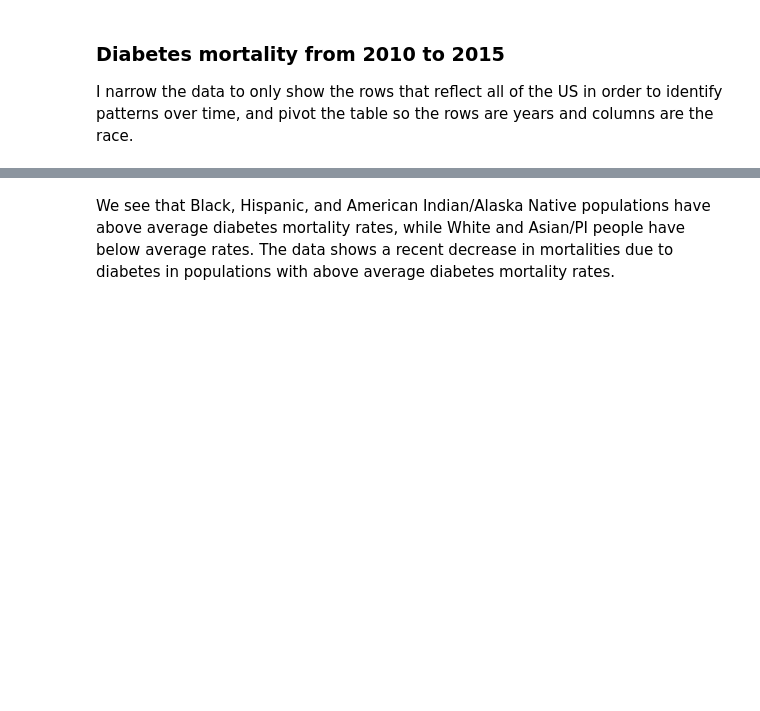
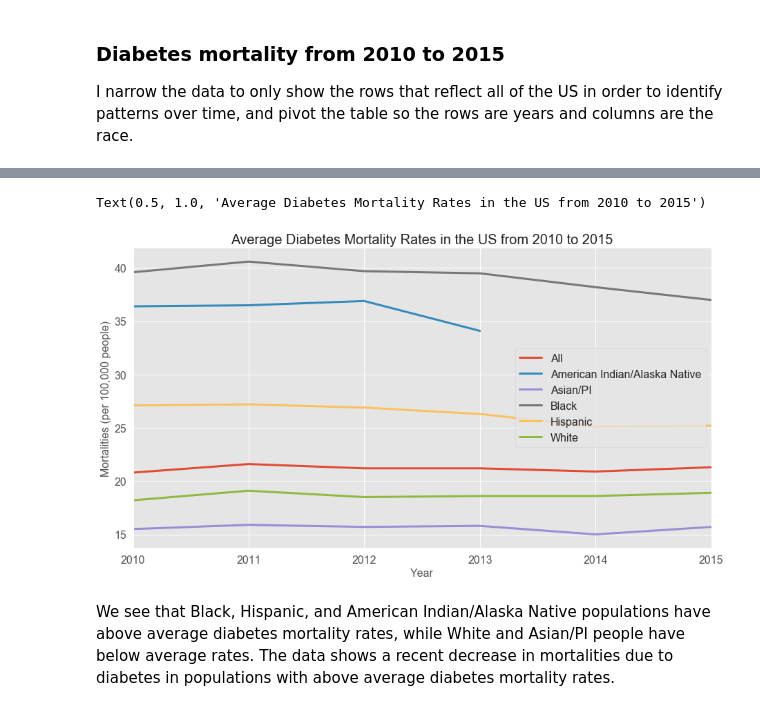
Before and after one commit to jessmontoya/Data_Science_Portfolio, a Jupyter notebook: BCHI_Diabetes_Viz/BCHI Diabetes Analysis and Visualization.ipynb, the cells around one changed output, grey strips where cells are left out. Cells and saved outputs as stored; diff of their text form; code cells hidden in the pictures; blank space fills up the shorter version.

```diff
--- a/BCHI_Diabetes_Viz/BCHI Diabetes Analysis and Visualization.ipynb
+++ b/BCHI_Diabetes_Viz/BCHI Diabetes Analysis and Visualization.ipynb
@@ -230,11 +257,14 @@ diabetes_us_piv
 # %%
-diabetes_us_piv.plot(kind='line', y=['All', 'American Indian/Alaska Native', 'Asian/PI', 'Black', 'Hispanic', 'White'], figsize=(15,8), linewidth=3, fontsize=16)
+ax1=diabetes_us_piv.plot(kind='line', y=['All', 'American Indian/Alaska Native', 'Asian/PI', 'Black', 'Hispanic', 'White'], figsize=(15,8), linewidth=3, fontsize=16)
 
 # Title, labels and legend
-plt.legend(labels=['All', 'American Indian/Alaska Native', 'Asian/PI', 'Black', 'Hispanic', 'White'],fontsize=16, loc=5)
-plt.xlabel('Year',fontsize=16)
-plt.ylabel('Mortalities (per 100,000 people)',fontsize=16)
-plt.title('Average Diabetes Mortality Rates in the US from 2010 to 2015',fontsize=20)
+ax1.legend(labels=['All', 'American Indian/Alaska Native', 'Asian/PI', 'Black', 'Hispanic', 'White'],fontsize=16, loc=5)
+ax1.set_xlabel('Year', fontsize=16)
+ax1.set_ylabel('Mortalities (per 100,000 people)',fontsize=16)
+ax1.set_title('Average Diabetes Mortality Rates in the US from 2010 to 2015',fontsize=20)
+# %% [output]
+Text(0.5, 1.0, 'Average Diabetes Mortality Rates in the US from 2010 to 2015')
+[figure, added]
 # %% [markdown]
 We see that Black, Hispanic, and American Indian/Alaska Native populations have above average diabetes mortality rates, while White and Asian/PI people have below average rates. The data shows a recent decrease in mortalities due to diabetes in populations with above average diabetes mortality rates.
 # %% [markdown]
```
Also changed, not shown: parts of 20 cells of this notebook.
